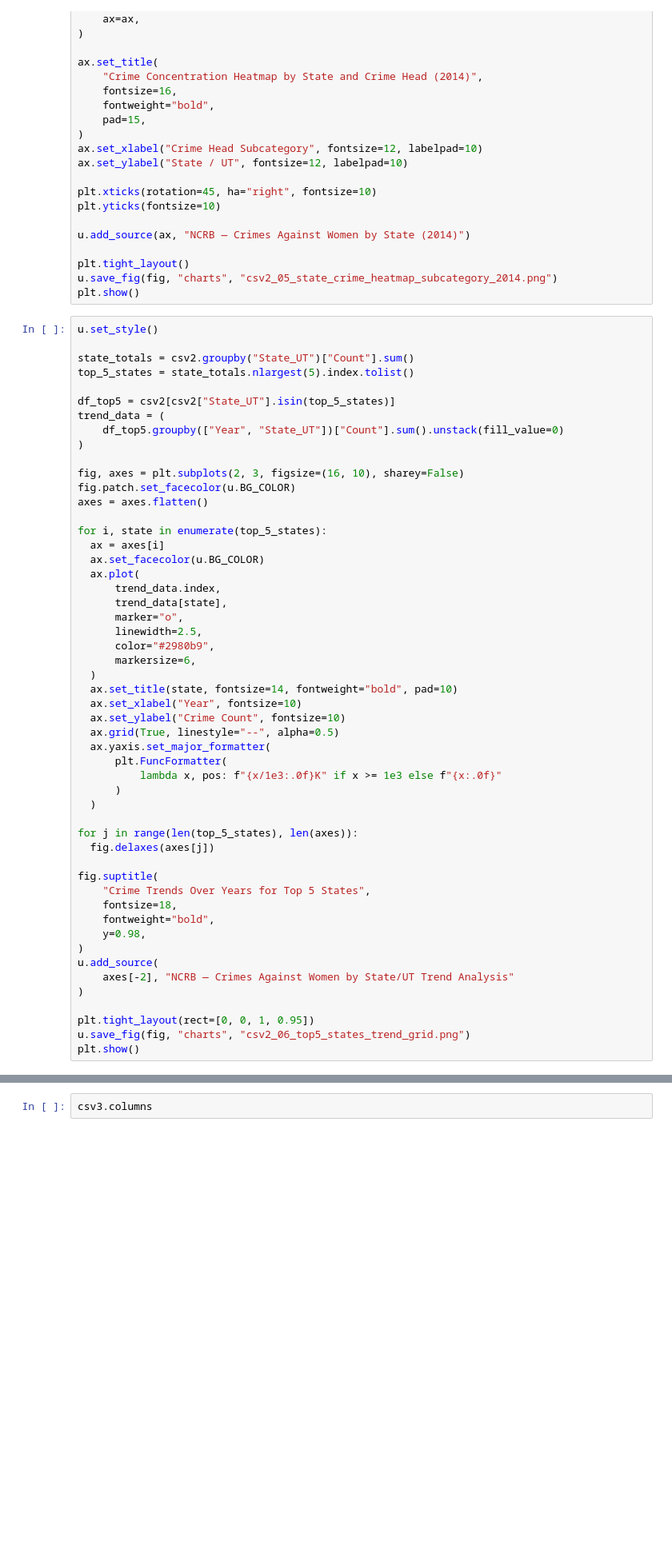
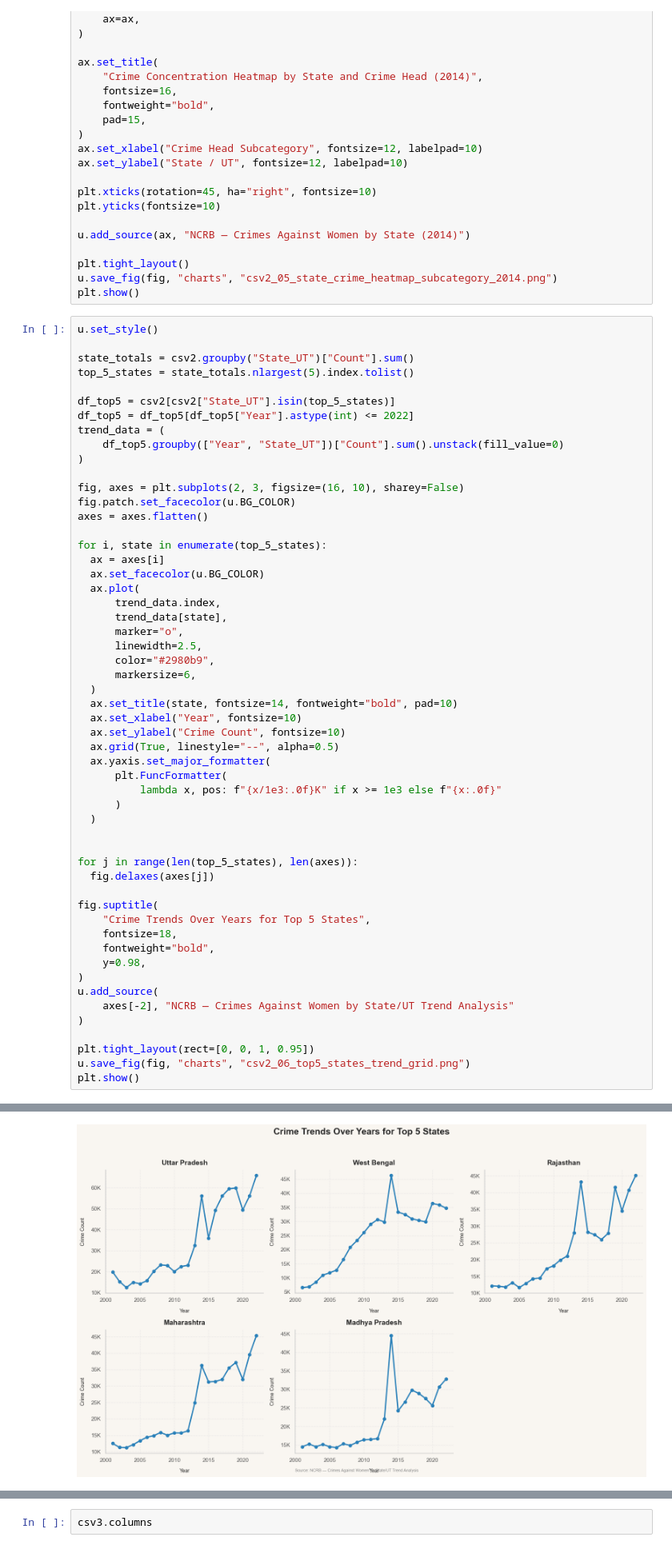
Before and after one commit to bhavya25-ds/The-Committee-Will-Look-Into-It, a Jupyter notebook: 02_Gender_Injustice/03_01_Analysis.ipynb, the cells around one changed output, grey strips where cells are left out. Shown at 80% size. Drawn from its saved outputs; the diff is of its cells as text; blank space fills up the shorter version.

```diff
--- a/02_Gender_Injustice/03_01_Analysis.ipynb
+++ b/02_Gender_Injustice/03_01_Analysis.ipynb
@@ -527,6 +527,7 @@ state_totals = csv2.groupby("State_UT")["Count"].sum()
 top_5_states = state_totals.nlargest(5).index.tolist()
 
 df_top5 = csv2[csv2["State_UT"].isin(top_5_states)]
+df_top5 = df_top5[df_top5["Year"].astype(int) <= 2022]
 trend_data = (
     df_top5.groupby(["Year", "State_UT"])["Count"].sum().unstack(fill_value=0)
 )
@@ -556,6 +557,7 @@ for i, state in enumerate(top_5_states):
       )
   )
 
+
 for j in range(len(top_5_states), len(axes)):
   fig.delaxes(axes[j])
 
@@ -572,3 +574,4 @@ u.add_source(
 plt.tight_layout(rect=[0, 0, 1, 0.95])
 u.save_fig(fig, "charts", "csv2_06_top5_states_trend_grid.png")
 plt.show()
+# %% [output]
@@ -575,3 +579,4 @@ plt.show()
+[figure, added]
 # %%
 u.set_style()
 
```
Also changed, not shown: parts of 5 cells of this notebook, 5 other files.
